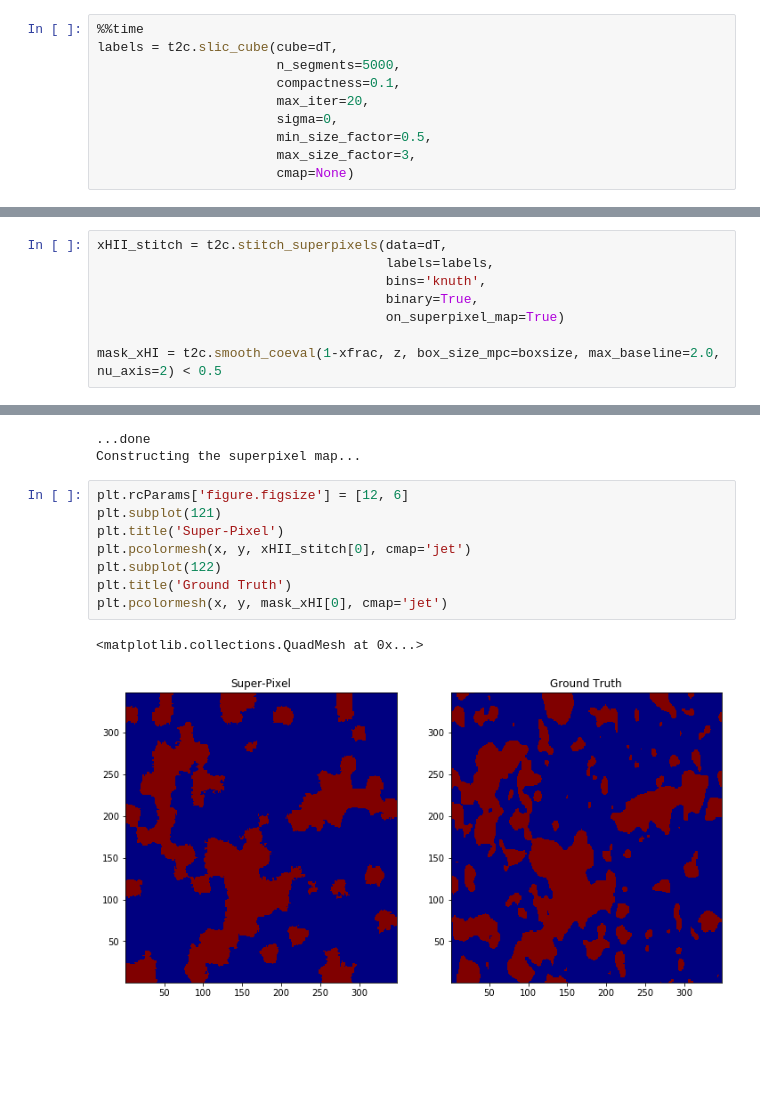
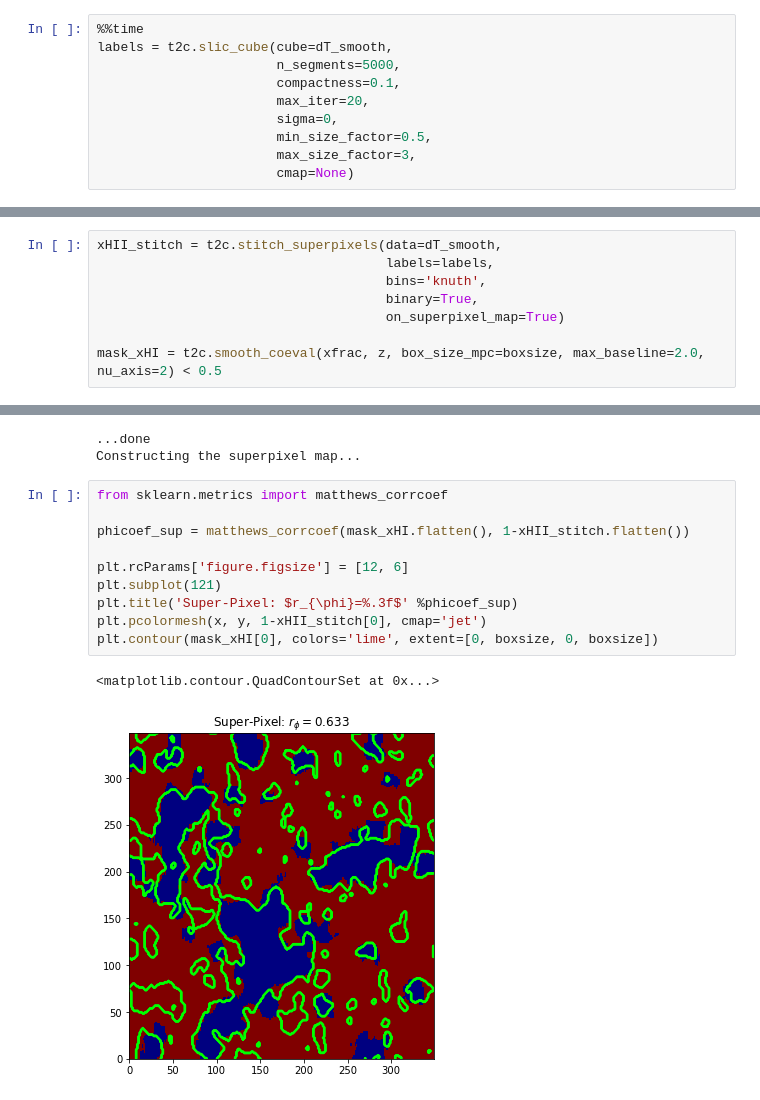
Before and after one commit to sambit-giri/tools21cm, a Jupyter notebook: docs/examples/tutorials.ipynb, the cells around one changed output, grey strips where cells are left out. Drawn from its saved outputs; the diff is of its cells as text; blank space fills up the shorter version.

Commit message:
completed tutorial (segmentation with Super-Pixel and SegU-Net) and updated the best newtwork weights

```diff
--- a/docs/examples/tutorials.ipynb
+++ b/docs/examples/tutorials.ipynb
@@ -391,7 +393,7 @@ Identification of the ionised and neutral region in 21-cm images is of interest
 We start by calculating the superpixel labels
 # %%
 %%time
-labels = t2c.slic_cube(cube=dT,
+labels = t2c.slic_cube(cube=dT_smooth,
                        n_segments=5000,
                        compactness=0.1,
                        max_iter=20,
@@ -423,25 +425,27 @@ Constructing the superpixel map...
 # %% [markdown]
 Stitch the superpixels using the superpixel PDFs and plot a slice from identified ionized region cube. Then smooth the true ionisation fraction field to compare.
 # %%
-xHII_stitch = t2c.stitch_superpixels(data=dT,
+xHII_stitch = t2c.stitch_superpixels(data=dT_smooth,
                                      labels=labels,
                                      bins='knuth',
                                      binary=True,
                                      on_superpixel_map=True)
 
-mask_xHI = t2c.smooth_coeval(1-xfrac, z, box_size_mpc=boxsize, max_baseline=2.0, nu_axis=2) < 0.5
+mask_xHI = t2c.smooth_coeval(xfrac, z, box_size_mpc=boxsize, max_baseline=2.0, nu_axis=2) < 0.5
 # %% [output]
 Estimating the superpixel mean map...
 ...done
 Constructing the superpixel map...
 # %%
+from sklearn.metrics import matthews_corrcoef
+
+phicoef_sup = matthews_corrcoef(mask_xHI.flatten(), 1-xHII_stitch.flatten())
+
 plt.rcParams['figure.figsize'] = [12, 6]
 plt.subplot(121)
-plt.title('Super-Pixel')
-plt.pcolormesh(x, y, xHII_stitch[0], cmap='jet')
-plt.subplot(122)
-plt.title('Ground Truth')
-plt.pcolormesh(x, y, mask_xHI[0], cmap='jet')
+plt.title('Super-Pixel: $r_{\phi}=%.3f$' %phicoef_sup)
+plt.pcolormesh(x, y, 1-xHII_stitch[0], cmap='jet')
+plt.contour(mask_xHI[0], colors='lime', extent=[0, boxsize, 0, boxsize])
 # %% [output]
-<matplotlib.collections.QuadMesh at 0x...>
+<matplotlib.contour.QuadContourSet at 0x...>
-[figure, old version]
+[figure, new version]
```
Also changed, not shown: parts of 15 cells of this notebook, 2 other files.
